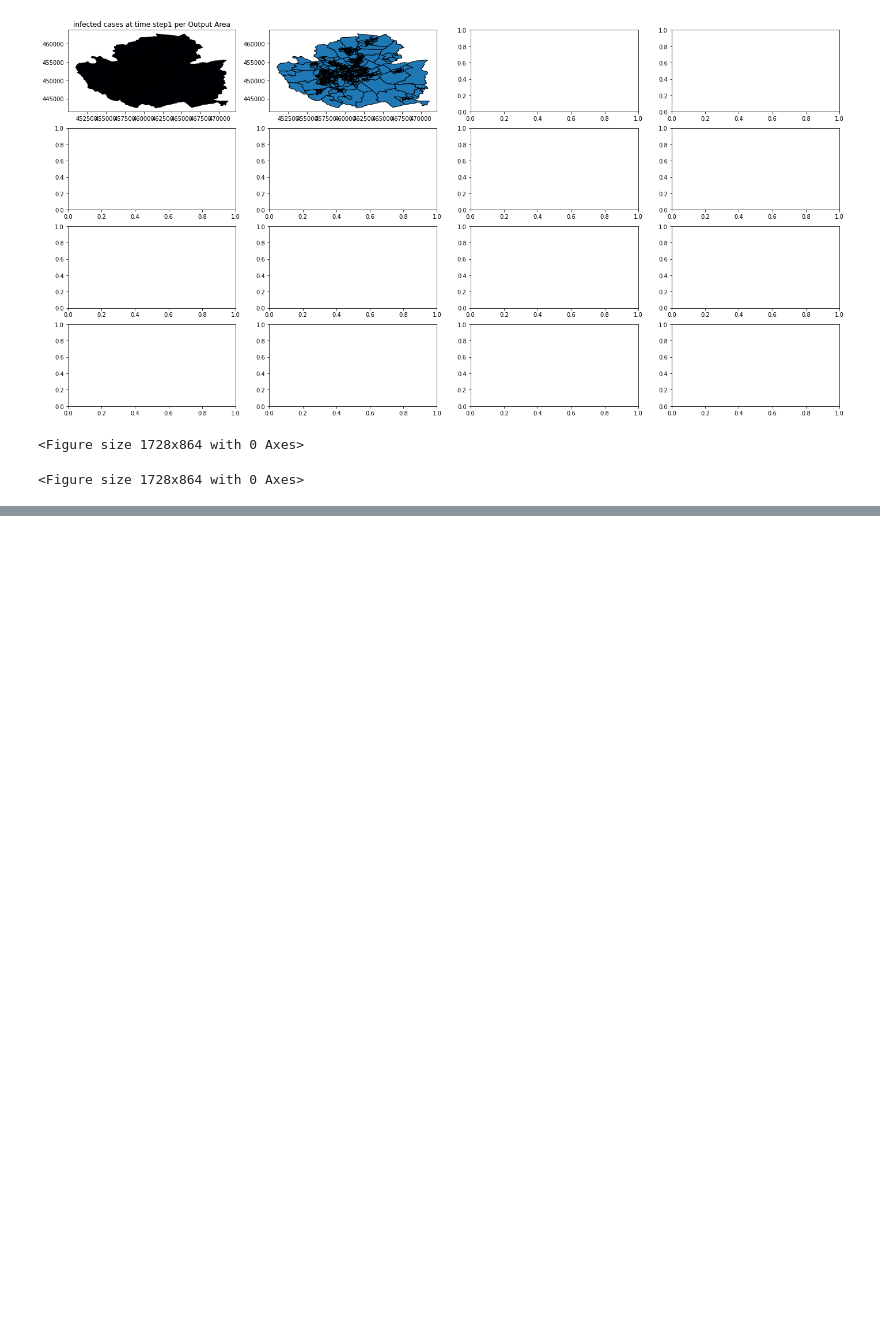
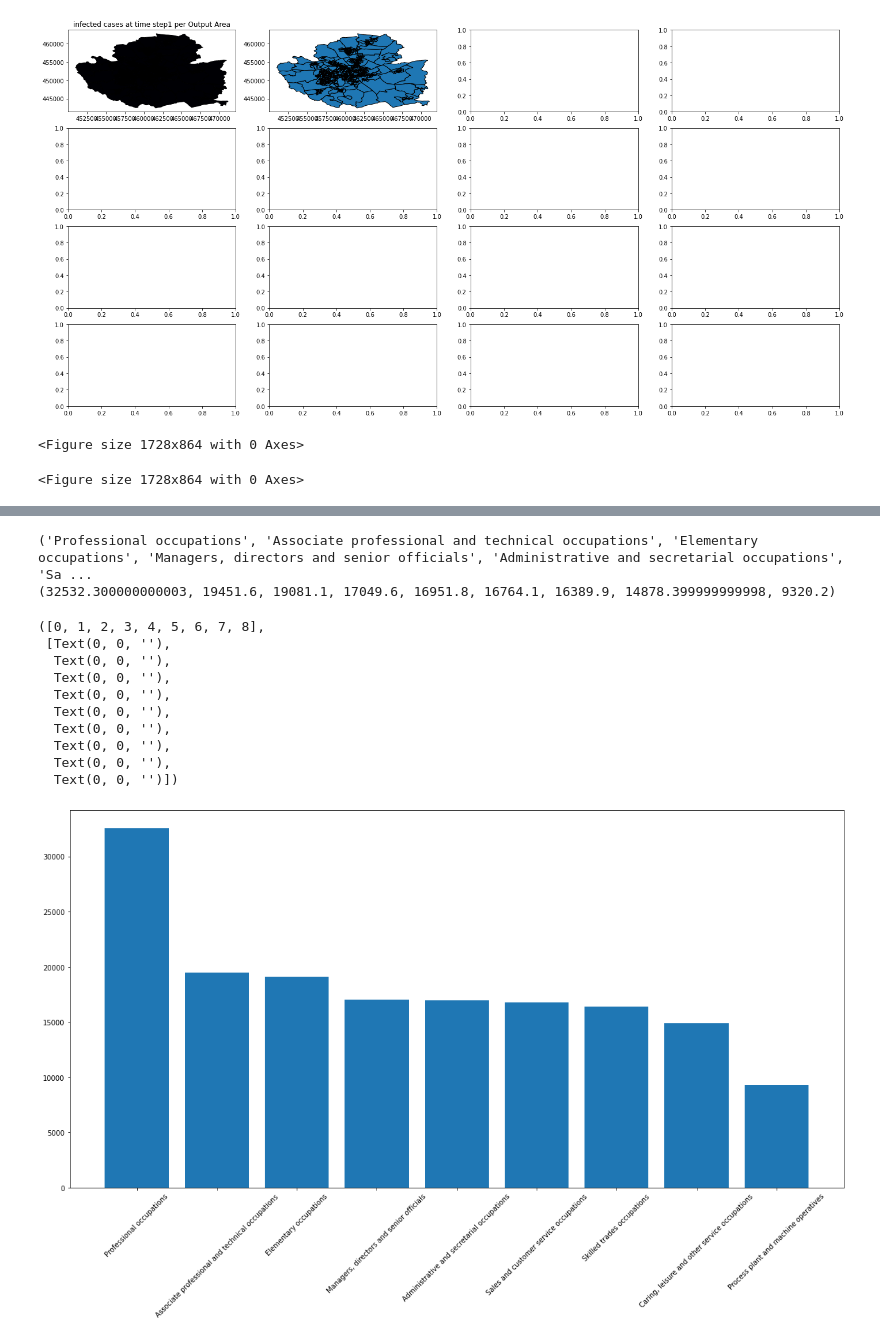
Before and after one commit to NoSuchThingAsRandom/EpidemicSimulator, a Jupyter notebook: visualisation/python_stuff/Vis.ipynb, the cells around one changed output, grey strips where cells are left out. Drawn from its saved outputs; the diff is of its cells as text; code cells hidden in the pictures; blank space fills up the shorter version.

```diff
--- a/visualisation/python_stuff/Vis.ipynb
+++ b/visualisation/python_stuff/Vis.ipynb
@@ -245,3 +259,10 @@ TypeError: ufunc 'isnan' not supported for the input types, and the inputs could
 [figure]
 <Figure size 1728x864 with 0 Axes>
 <Figure size 1728x864 with 0 Axes>
+# %%
+import pandas
+occupation=pandas.read_csv("../../data/tables/1254162148...1254162748,1254262205...1254262240/ks608uk_occupation_count_NM_1518_1.csv")
+occupation.head()
+
+classes=list(occupation["CELL_NAME"].unique())
+classes
@@ -247,0 +280,33 @@ TypeError: ufunc 'isnan' not supported for the input types, and the inputs could
+# %%
+selected=classes[0]
+counts=[]
+index=0
+fig,ax=plt.subplots(1,1,figsize=(20,10))
+for selected in classes:
+    index+=1
+    if index==1:
+        continue
+
+    data=occupation.loc[occupation["CELL_NAME"]==selected]
+    counts.append((selected[3:],data["OBS_VALUE"].sum()))
+
+counts=sorted(counts,key=lambda x:x[1],reverse=True)
+x,y=zip(*counts)
+print(x)
+print(y)
+ax.bar(x,y)
+plt.xticks(rotation=45)
+# %% [output]
+('Professional occupations', 'Associate professional and technical occupations', 'Elementary occupations', 'Managers, directors and senior officials', 'Administrative and secretarial occupations', 'Sa ...
+(32532.300000000003, 19451.6, 19081.1, 17049.6, 16951.8, 16764.1, 16389.9, 14878.399999999998, 9320.2)
+([0, 1, 2, 3, 4, 5, 6, 7, 8],
+ [Text(0, 0, ''),
+  Text(0, 0, ''),
+  Text(0, 0, ''),
+  Text(0, 0, ''),
+  Text(0, 0, ''),
+  Text(0, 0, ''),
+  Text(0, 0, ''),
+  Text(0, 0, ''),
+  Text(0, 0, '')])
+[figure, added]
```
Also changed, not shown: parts of 2 cells of this notebook, 12 other files.
